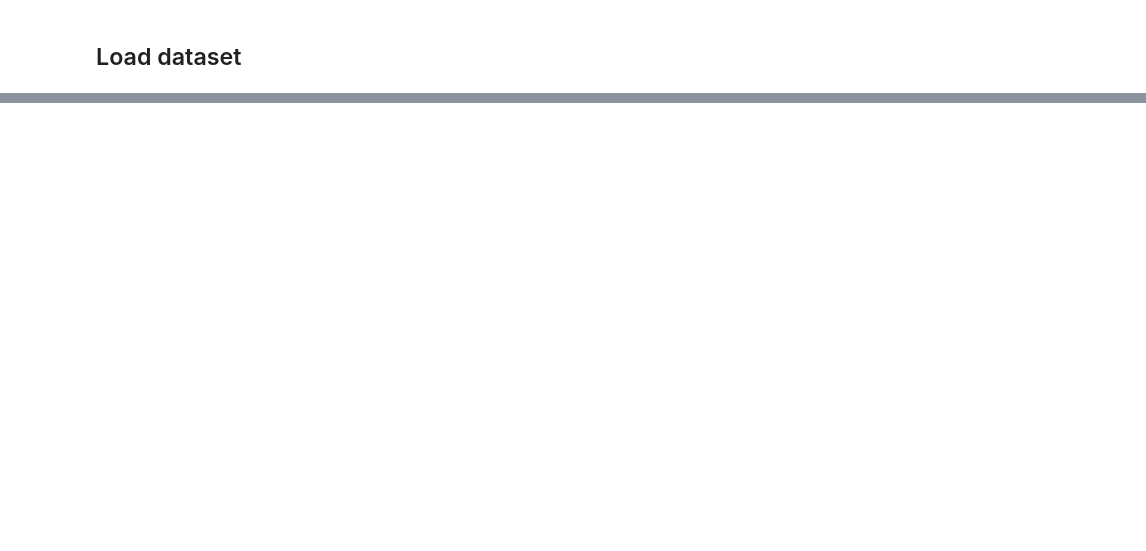
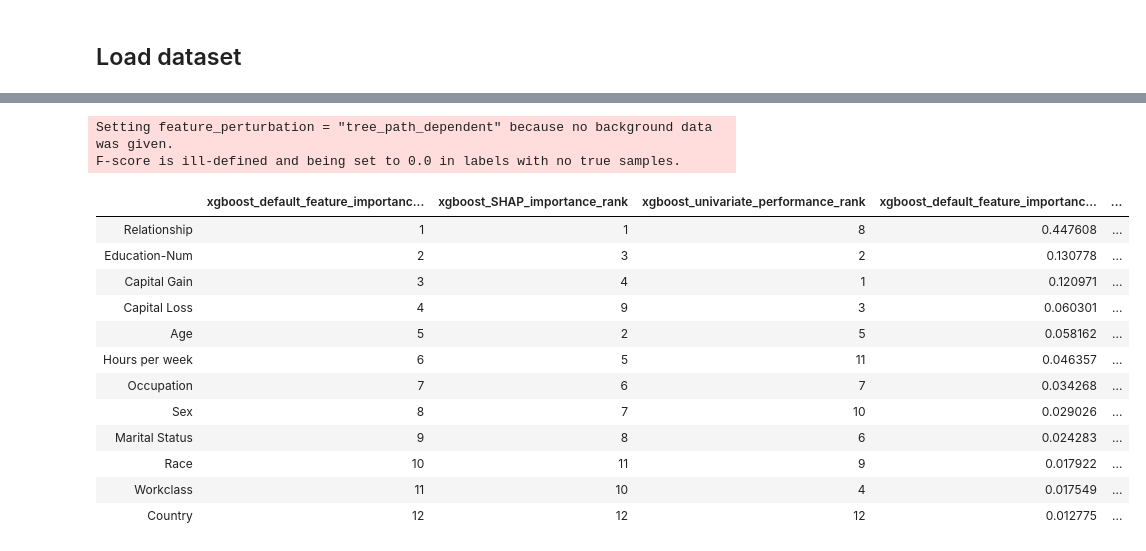
Before and after one commit to TomerRonen34/playground, a Jupyter notebook: feature_selection/feature_selection.ipynb, the cells around one changed output, grey strips where cells are left out. Drawn from its saved outputs; the diff is of its cells as text; code cells hidden in the pictures; blank space fills up the shorter version.

```diff
--- a/feature_selection/feature_selection.ipynb
+++ b/feature_selection/feature_selection.ipynb
@@ -387,0 +143,79 @@ for name in X_train.columns:
+# %%
+def xgboost_default_feature_importance(X, y):
+    estimator = fit_classifier(X, y)
+    feature_importances = estimator.feature_importances_
+    return feature_importances
+
+
+def xgboost_SHAP_importance(X, y):
+    estimator = fit_classifier(X, y)
+    explainer = shap.TreeExplainer(estimator)
+    shap_values = explainer.shap_values(X)
+    feature_importances = np.mean(np.abs(shap_values), axis=0)
+    return feature_importances
+
+
+def xgboost_univariate_performance(X_trainval, y_trainval, metric="f1_macro"):
+    X_train, X_val, y_train, y_val = train_test_split(X_trainval, y_trainval, test_size=0.2, random_state=34)
+    feature_names = X_train.columns
+    performance = []
+    for feature_name in feature_names:
+        X_train_univariate = X_train[[feature_name]]
+        X_val_univariate = X_val[[feature_name]]
+        accuracy, f1 = fit_and_eval_classifier(X_train_univariate, y_train, X_val_univariate, y_val, n_estimators=50)
+        if metric == "f1_macro":
+            _performance = f1
+        else:
+            _performance = accuracy
+        performance.append(_performance)
+    return performance
+
+
+def fit_and_eval_classifier(X_train, y_train, X_test, y_test, n_estimators=200):
+    estimator = fit_classifier(X_train, y_train, n_estimators)
+    accuracy, f1 = eval_classifier(estimator, X_test, y_test)
+    return accuracy, f1
+
+
+def fit_classifier(X, y, n_estimators=200):
+    fit_params = {
+        "eta": 0.01,
+        "objective": "binary:logistic",
+        "subsample": 0.5,
+        "base_score": np.mean(y),
+        "eval_metric": "logloss",
+        "n_estimators": n_estimators,
+        "seed": 34,
+        "random_state": 34
+    }
+    estimator = XGBClassifier(**fit_params)
+    estimator.fit(X, y)
+    return estimator
+
+
+def eval_classifier(estimator, X, y):
+    pred_labels = estimator.predict(X)
+    accuracy = accuracy_score(pred_labels, y)
+    f1 = f1_score(pred_labels, y, average="macro")
+    return accuracy, f1
+
+
+stat_functions = [xgboost_default_feature_importance, xgboost_SHAP_importance, xgboost_univariate_performance]
+importance_df = calculate_multiple_feature_statistics(X, y, stat_functions)
+importance_df
+# %% [output]
+Setting feature_perturbation = "tree_path_dependent" because no background data was given.
+F-score is ill-defined and being set to 0.0 in labels with no true samples.
+|  | xgboost_default_feature_importanc... | xgboost_SHAP_importance_rank | xgboost_univariate_performance_rank | xgboost_default_feature_importanc... | ... |
+| Relationship | 1 | 1 | 8 | 0.447608 | ... |
+| Education-Num | 2 | 3 | 2 | 0.130778 | ... |
+| Capital Gain | 3 | 4 | 1 | 0.120971 | ... |
+| Capital Loss | 4 | 9 | 3 | 0.060301 | ... |
+| Age | 5 | 2 | 5 | 0.058162 | ... |
+| Hours per week | 6 | 5 | 11 | 0.046357 | ... |
+| Occupation | 7 | 6 | 7 | 0.034268 | ... |
+| Sex | 8 | 7 | 10 | 0.029026 | ... |
+| Marital Status | 9 | 8 | 6 | 0.024283 | ... |
+| Race | 10 | 11 | 9 | 0.017922 | ... |
+| Workclass | 11 | 10 | 4 | 0.017549 | ... |
+| Country | 12 | 12 | 12 | 0.012775 | ... |
```
Also changed, not shown: parts of 49 cells of this notebook, 3 other files.
